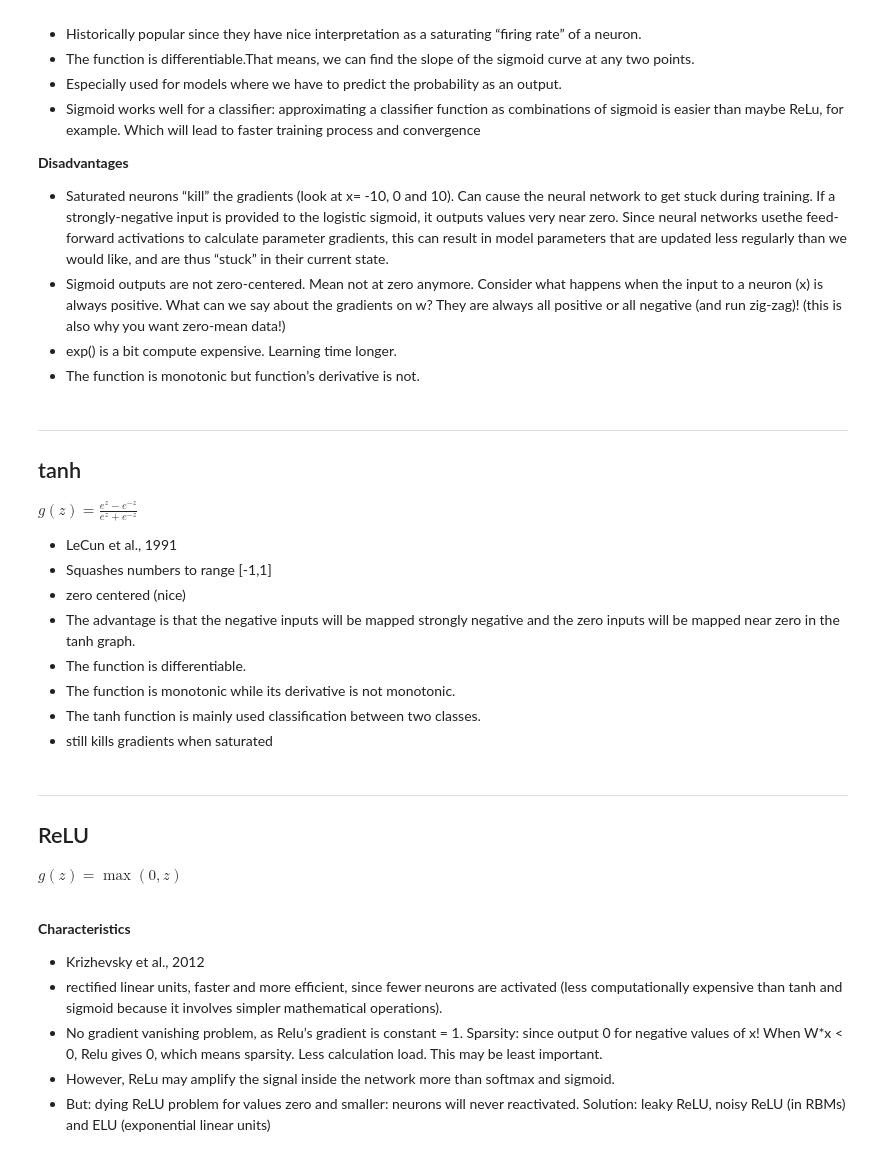
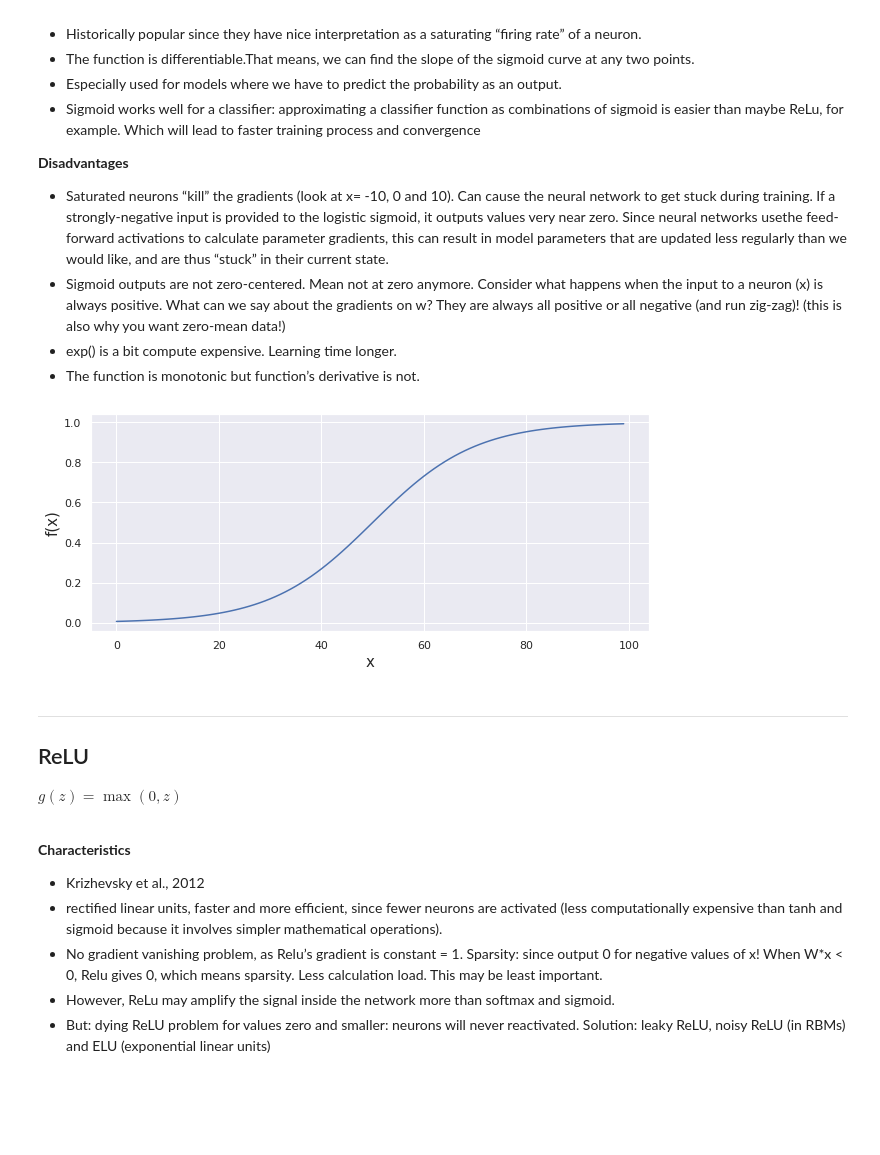
Before and after one commit to deltorobarba/sciences, a Jupyter notebook: activation.ipynb, the cells around one changed output. Cells and saved outputs as stored; diff of their text form; code cells hidden in the pictures; blank space fills up the shorter version.

```diff
--- a/activation.ipynb
+++ b/activation.ipynb
@@ -52,25 +117,14 @@ $g(z)=\frac{1}{1+e^{-z}}$
 * Sigmoid outputs are not zero-centered. Mean not at zero anymore. Consider what happens when the input to a neuron (x) is always positive. What can we say about the gradients on w? They are always all positive or all negative (and run zig-zag)! (this is also why you want zero-mean data!)
 * exp() is a bit compute expensive. Learning time longer.
 * The function is monotonic but function’s derivative is not.
-# %% [markdown]
-
-
----
-
-
-
-## tanh
-
- $g(z)=\frac{e^{z}-e^{-z}}{e^{z}+e^{-z}}$
-
-* LeCun et al., 1991
-* Squashes numbers to range [-1,1]
-* zero centered (nice)
-* The advantage is that the negative inputs will be mapped strongly negative and the zero inputs will be mapped near zero in the tanh graph.
-* The function is differentiable.
-* The function is monotonic while its derivative is not monotonic.
-* The tanh function is mainly used classification between two classes.
-* still kills gradients when saturated
+# %%
+plt.plot(1 / (1 + np.exp(-x)))
+plt.grid(True)
+plt.xlabel('x', fontsize=15)
+plt.ylabel('f(x)', fontsize=15)
+plt.savefig('sigmoid.svg', format='svg')
+# %% [output]
+[figure, added]
 # %% [markdown]
 
 
```
Also changed, not shown: parts of 13 cells of this notebook.
